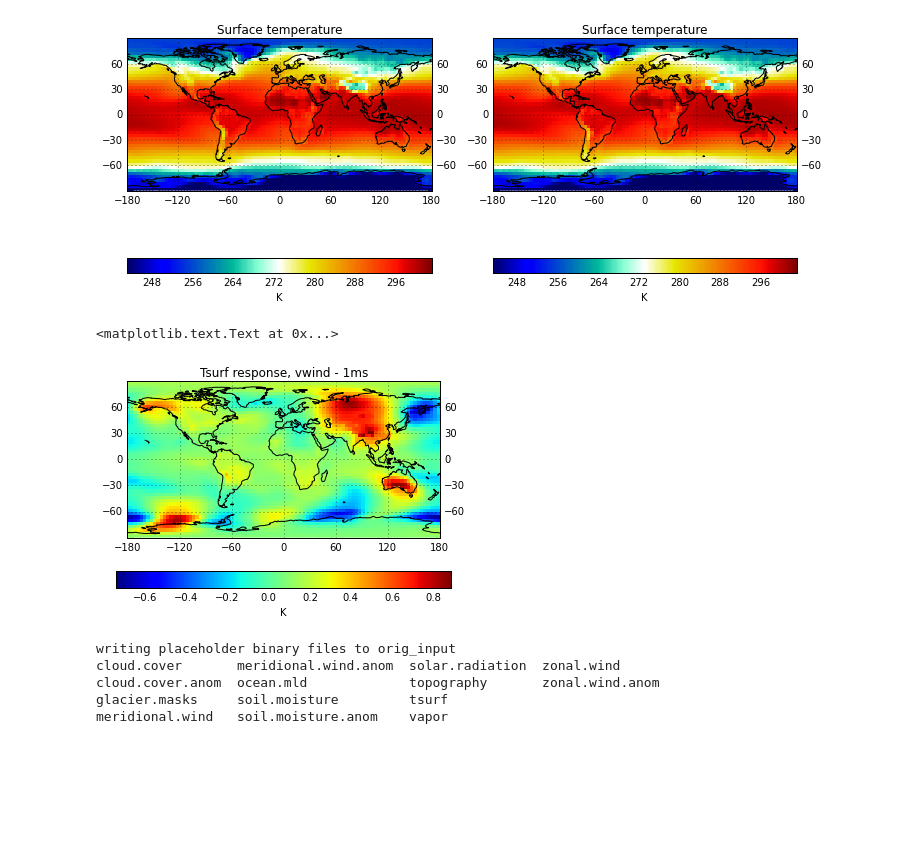
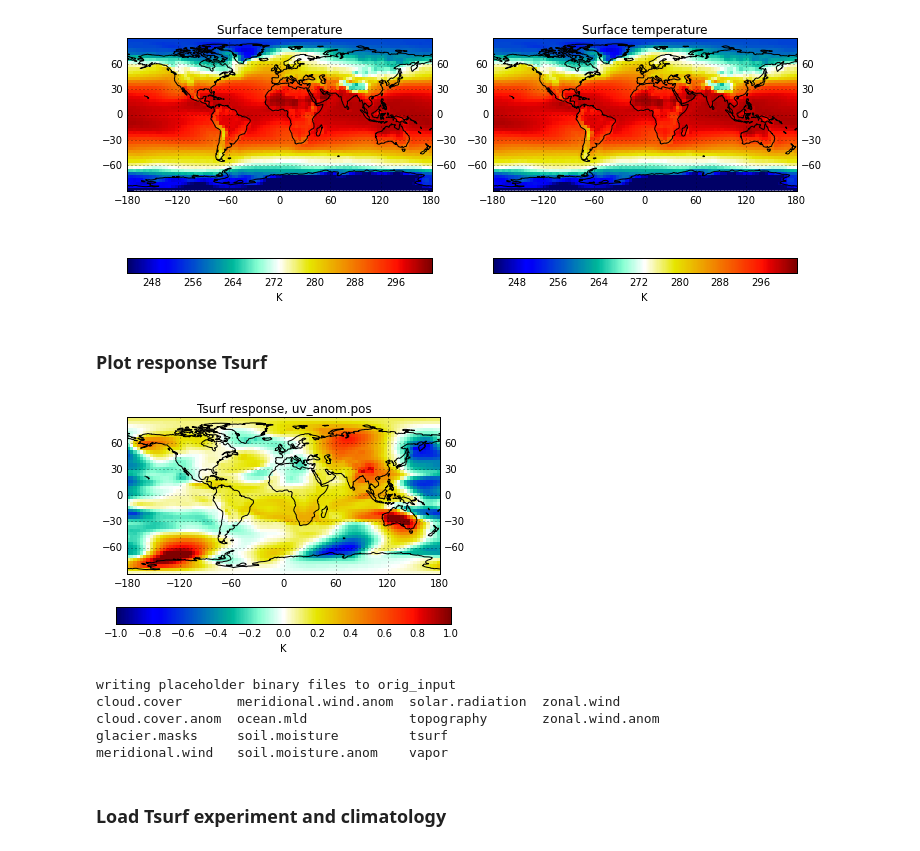
Before and after one commit to nltyrrell/greb_tools, a Jupyter notebook: greb_plot.ipynb, the cells around one changed output. Drawn from its saved outputs; the diff is of its cells as text; code cells hidden in the pictures; blank space fills up the shorter version.

```diff
--- a/greb_plot.ipynb
+++ b/greb_plot.ipynb
@@ -23,7 +23,9 @@ Define the experiment name
 # %%
 # exp = "smc.dry"
 # exp = "clim"
-exp = "v_anom.pos"
+# exp = "v_anom.pos"
+# exp = "u_anom.pos"
+exp = "uv_anom.pos"
 # exp = "vwind_1msanom"
 # exp = "test"
 print exp
@@ -95,8 +52,10 @@ import iris.quickplot as qplt
 import matplotlib.pyplot as plt
 import numpy as np
 import mycmaps as mc
+import greb_tools as gt
 %matplotlib inline
 
+main_dir = '~/project/greb/'
 nc_dir = main_dir+'ncfiles/'
 t_surf_clim = iris.load_cube(nc_dir + '/t_surf.clim.nc')
 t_surf = iris.load_cube(nc_dir + '/t_surf.' + exp + '.nc')
@@ -147,13 +83,14 @@ qplt.pcmeshclf(t_surf_mean,hold=True,cmap=mc.jetwhite(),vmax = (273.15+30), vmin
 # %% [output]
 <matplotlib.collections.QuadMesh at 0x...>
 [figure]
+# %% [markdown]
+### Plot response Tsurf
 # %%
-qplt.pcmeshclf(t_surf_mean-t_surf_clim_mean) #,cmap=mc.jetwhite(),vmin=-1,vmax=1)
-plt.title('Tsurf response, vwind - 1ms')
-# plt.savefig('./figures/t_surf.'+exp+'.response.pdf')
+qplt.pcmeshclf(t_surf_mean-t_surf_clim_mean, cmap=mc.jetwhite(),vmin=-1,vmax=1)
+plt.title('Tsurf response, '+exp)
+plt.savefig('./figures/t_surf.'+exp+'.response.pdf')
 # %% [output]
-<matplotlib.text.Text at 0x...>
-[figure, old version]
+[figure, new version]
 # %%
 import write_input as wr
 wr.write_blank_anom()
@@ -164,3 +101,5 @@ cloud.cover       meridional.wind.anom  solar.radiation  zonal.wind
 cloud.cover.anom  ocean.mld             topography       zonal.wind.anom
 glacier.masks     soil.moisture         tsurf
 meridional.wind   soil.moisture.anom    vapor
+# %% [markdown]
+### Load Tsurf experiment and climatology
```
Also changed, not shown: parts of 16 cells of this notebook, 10 other files.
